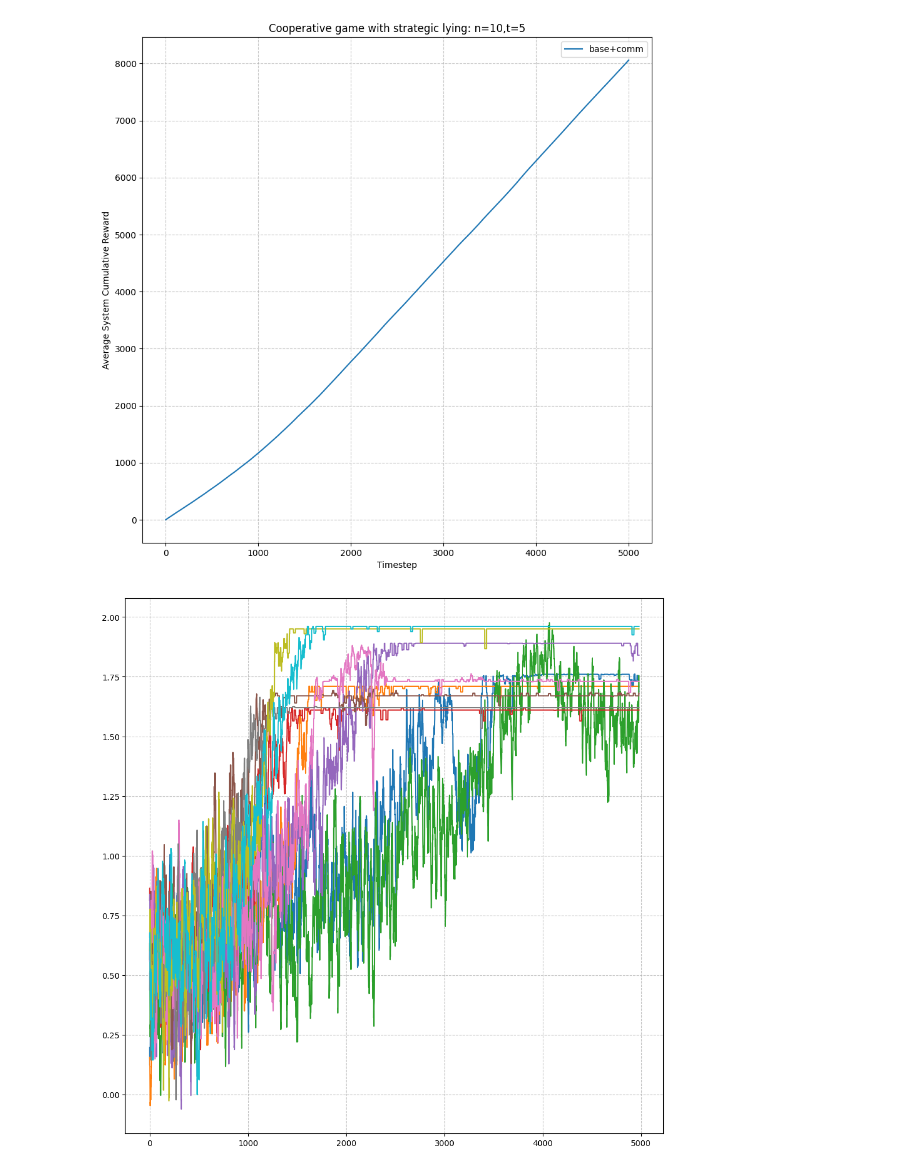
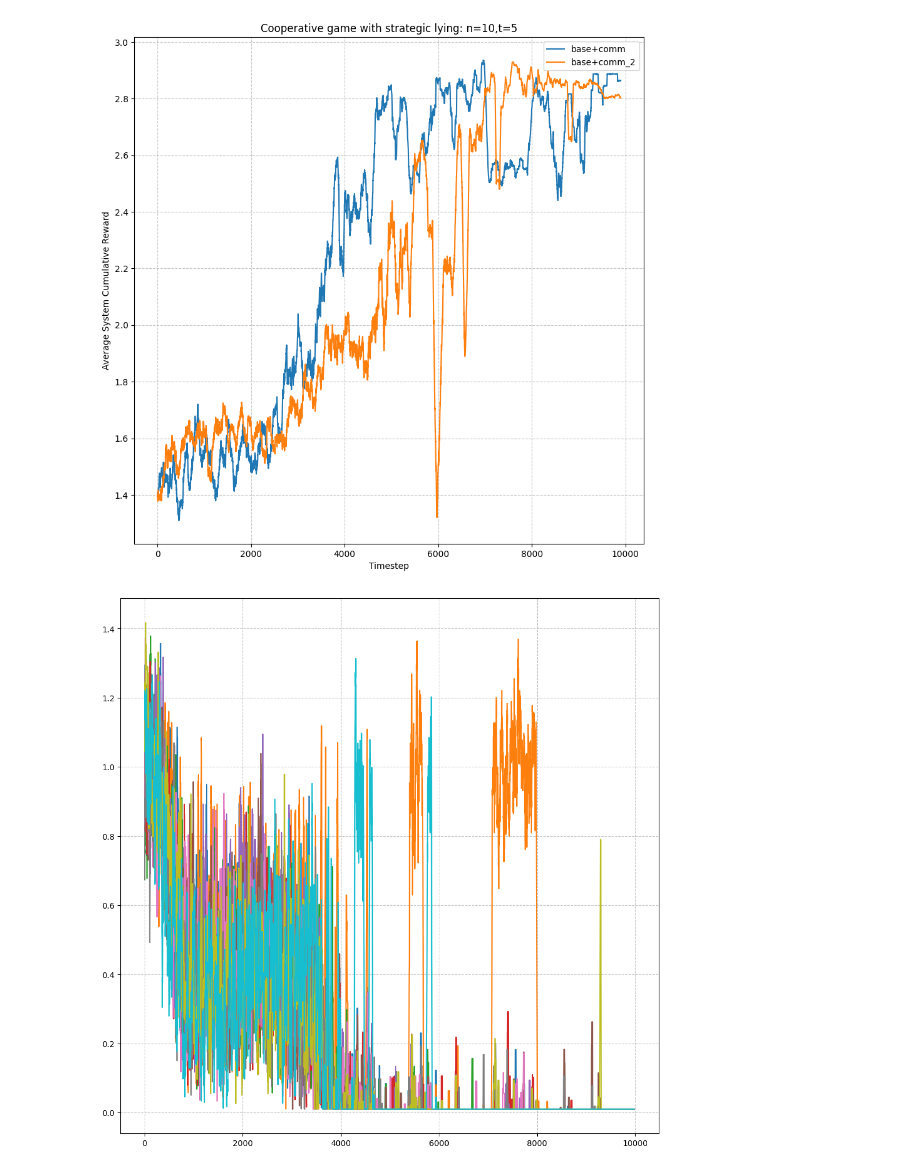
Before and after one commit to akhimoche/coop-form-marl, a Jupyter notebook: graph_test.ipynb, the cells around one changed output. Saved outputs shown, nothing was run; the diff lists cells and outputs as text; code cells hidden in the pictures.

Commit message:
added entropy and some data

```diff
--- a/graph_test.ipynb
+++ b/graph_test.ipynb
@@ -1,44 +1,45 @@
 # %%
 import matplotlib.pyplot as plt
 import numpy as np
 
 # set parameters
 n = 10
 t = 5
 
+def moving_average(arr, window_size):
+    moving_averages = []
+    for i in range(len(arr) - window_size + 1):
+        window = arr[i:i + window_size]
+        average = sum(window) / window_size
+        moving_averages.append(average)
+    return moving_averages
+
+
 # load simulation results
 cum_rew_1 = np.load(f'data/base_comm/n{n}t{t}_cum_rew_bc.npy')
-#cum_rew_2 = np.load(f'data/base_comm/n{n}t{t}_cum_rew_bc_2.npy')
+cum_rew_2 = np.load(f'data/base_comm/n{n}t{t}_cum_rew_bc2.npy')
 
 # average over the simulations
 cum_rew_1 = np.mean(cum_rew_1, axis=0)
-#cum_rew_2= np.mean(cum_rew_2, axis=0)
+cum_rew_2= np.mean(cum_rew_2, axis=0)
 
 # plot cum rew graphs
 plt.title(f'Cooperative game with strategic lying: n={n},t={t}')
 plt.xlabel('Timestep')
 plt.ylabel('Average System Cumulative Reward')
 
-plt.plot(cum_rew_1, label='base+comm')
-#plt.plot(cum_rew_2, label='base+comm_2')
+plt.plot(moving_average(cum_rew_1,100), label='base+comm')
+plt.plot(moving_average(cum_rew_2,100), label='base+comm_2')
 
 fig = plt.gcf()
 fig.set_size_inches(10.5, 10.5)
 
 plt.legend()
 plt.grid(True, linestyle='--', alpha=0.7)
 # %% [output]
-[figure, old version]
+[figure, new version]
 # %%
 actions_1 = np.load(f'data/base_comm/n{n}t{t}_actions_bc.npy')
-
-def moving_average(arr, window_size):
-    moving_averages = []
-    for i in range(len(arr) - window_size + 1):
-        window = arr[i:i + window_size]
-        average = sum(window) / window_size
-        moving_averages.append(average)
-    return moving_averages
 
 for i in range(n):
     plt.plot(moving_average(actions_1[:,i], 20))
@@ -47,7 +48,7 @@ fig = plt.gcf()
 plt.grid(True, linestyle='--', alpha=0.7)
 fig.set_size_inches(12, 12)
 # %% [output]
-[figure, old version]
+[figure, new version]
 # %%
 struct_1 = np.load(f'data/base_comm/n{n}t{t}_cstruct_cnf0.npy')
 
```
Also changed, not shown: parts of 2 cells of this notebook, 13 other files.
